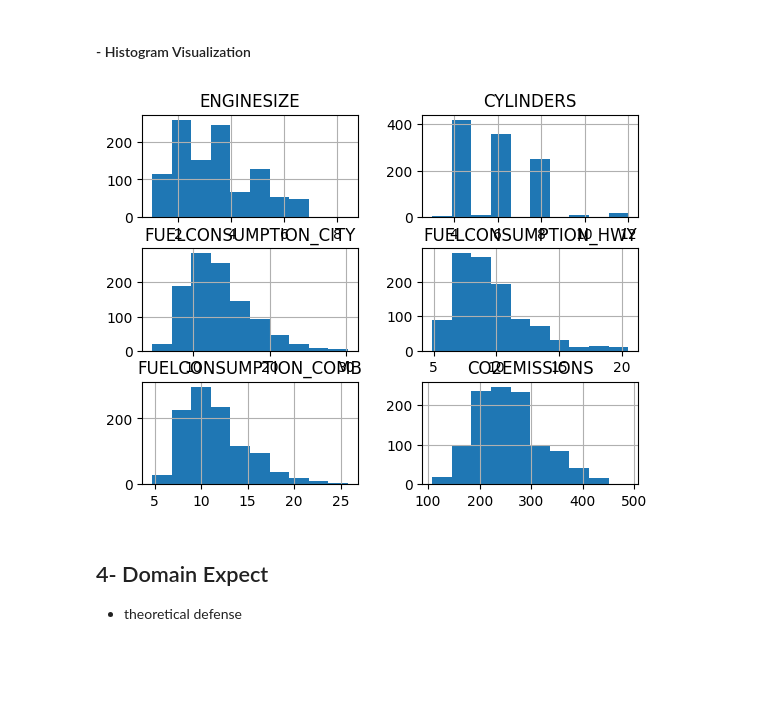
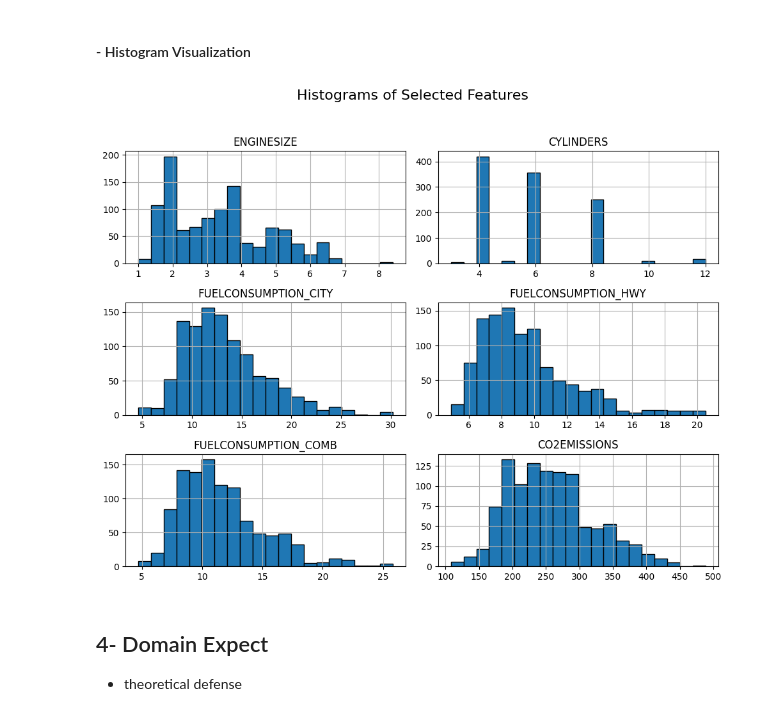
Before and after one commit to KasrAskari/Fuel-Consumption, a Jupyter notebook: Fuel_Consumption(MLR).ipynb, the cells around one changed output. Saved outputs shown, nothing was run; the diff lists cells and outputs as text; code cells hidden in the pictures; blank space fills up the shorter version.

```diff
--- a/Fuel_Consumption(MLR).ipynb
+++ b/Fuel_Consumption(MLR).ipynb
@@ -53,12 +53,17 @@ cdf.head(9)
 | 8 | 3.7 | 6 | 13.4 | 9.5 | 11.6 | 267 |
 # %% [markdown]
 #### - Histogram Visualization
-# %%
-viz = cdf[['ENGINESIZE','CYLINDERS','FUELCONSUMPTION_CITY','FUELCONSUMPTION_HWY','FUELCONSUMPTION_COMB','CO2EMISSIONS']]
-viz.hist()
-plt.show()
-# %% [output]
-[figure, removed]
+# %%
+import matplotlib.pyplot as plt
+
+viz = cdf[['ENGINESIZE', 'CYLINDERS', 'FUELCONSUMPTION_CITY', 'FUELCONSUMPTION_HWY', 'FUELCONSUMPTION_COMB', 'CO2EMISSIONS']]
+
+viz.hist(bins=20, figsize=(10, 8), edgecolor='black')
+plt.suptitle('Histograms of Selected Features', fontsize=16)
+plt.tight_layout(rect=[0, 0, 1, 0.95])
+plt.show()
+# %% [output]
+[figure, added]
 # %% [markdown]
 ## 4- Domain Expect
  - theoretical defense
```
Also changed, not shown: parts of 8 cells of this notebook.
